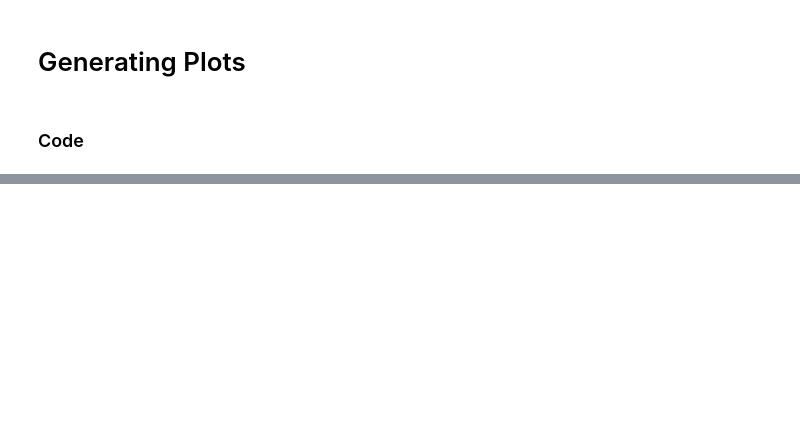
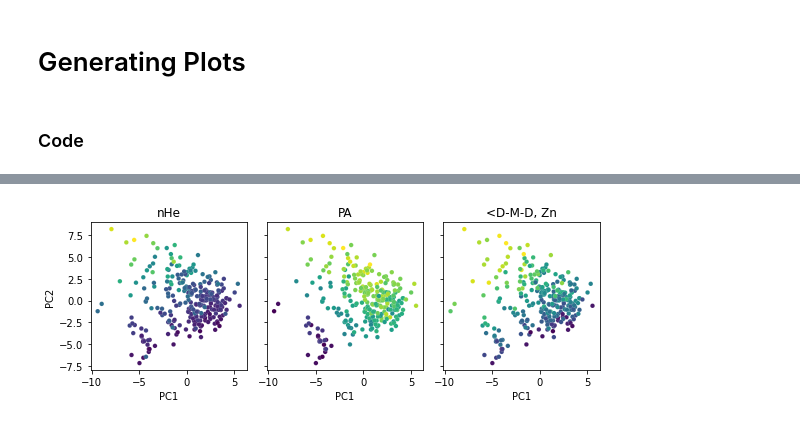
Before and after one commit to Fey-Group/Comparison-of-Dimensionality-Reduction-Techniques-for-Organometallic-Catalysis-, a Jupyter notebook: Plotting.ipynb, the cells around one changed output, grey strips where cells are left out. Cells and saved outputs as stored; diff of their text form; code cells hidden in the pictures; blank space fills up the shorter version.

```diff
--- a/Plotting.ipynb
+++ b/Plotting.ipynb
@@ -241,34 +256,36 @@ plt.show()
 # %%
 #%matplotlib notebook
 %matplotlib inline
 matplotlib.rcParams.update({'font.size': 10})
 
 DR_t = 'PCA'
 palette='viridis' # viridis, magma, plasma, inferno, cividis, mako, rocket, turbo
 hue_str=['nhe', 'pa', 'dmd.gla']
 titles = {'nhe': 'nHe', 'pa': 'PA', 'dmd.gla': '<D-M-D, Zn'}
 
 hue=LKB[hue_str]
 df=DRs[DR_t]['DRdf']
 
 f, axs = plt.subplots(1,3,
                       figsize=(8,3),
                       sharey=True)
 
 for i, desc in enumerate(hue_str):
     sns.scatterplot(data=df,
-        x=-df[df.columns[0]],
+        x=df[df.columns[0]],
         y=df[df.columns[1]],
         hue=LKB[desc],
         palette=palette,
         linewidth=0.1,
         s=20,
         alpha=1,
         legend=False,
         ax=axs[i]).set(title=titles[desc])
 
 f.tight_layout()
 plt.show()
+# %% [output]
+[figure, added]
 # %%
 matplotlib.rcParams.update({'font.size': 10})
 DR_ts = ['PCA','UMAP']
```
Also changed, not shown: parts of 5 cells of this notebook, 1 other file.
